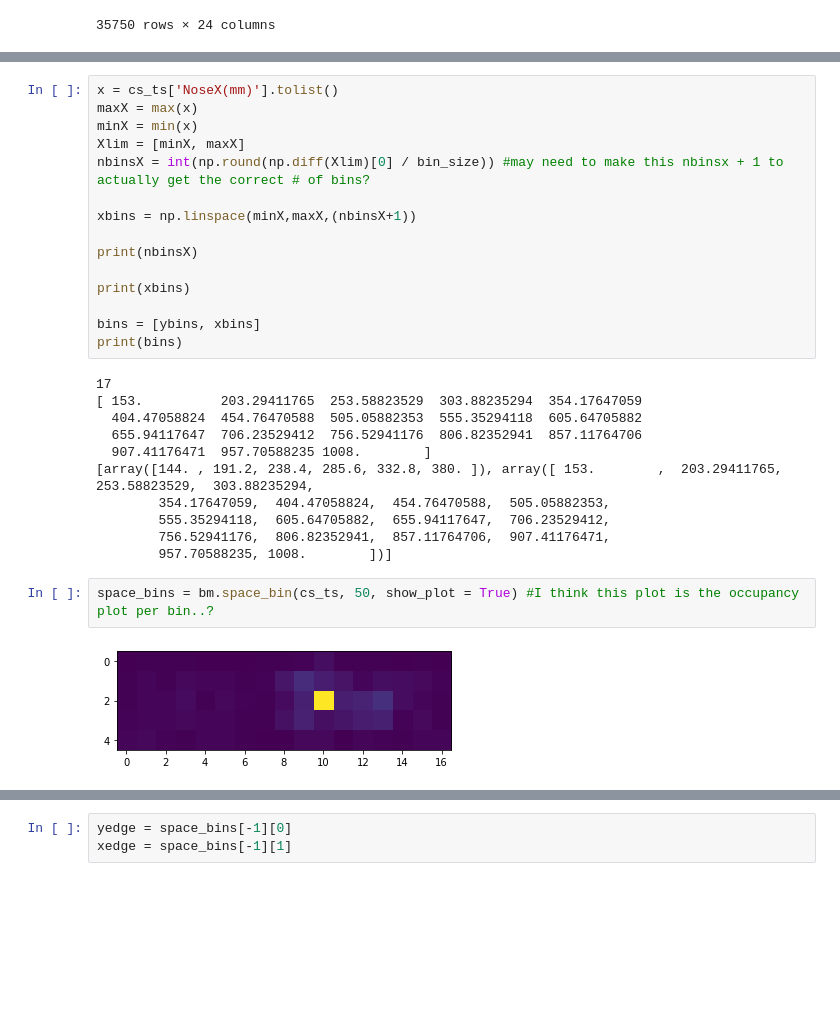
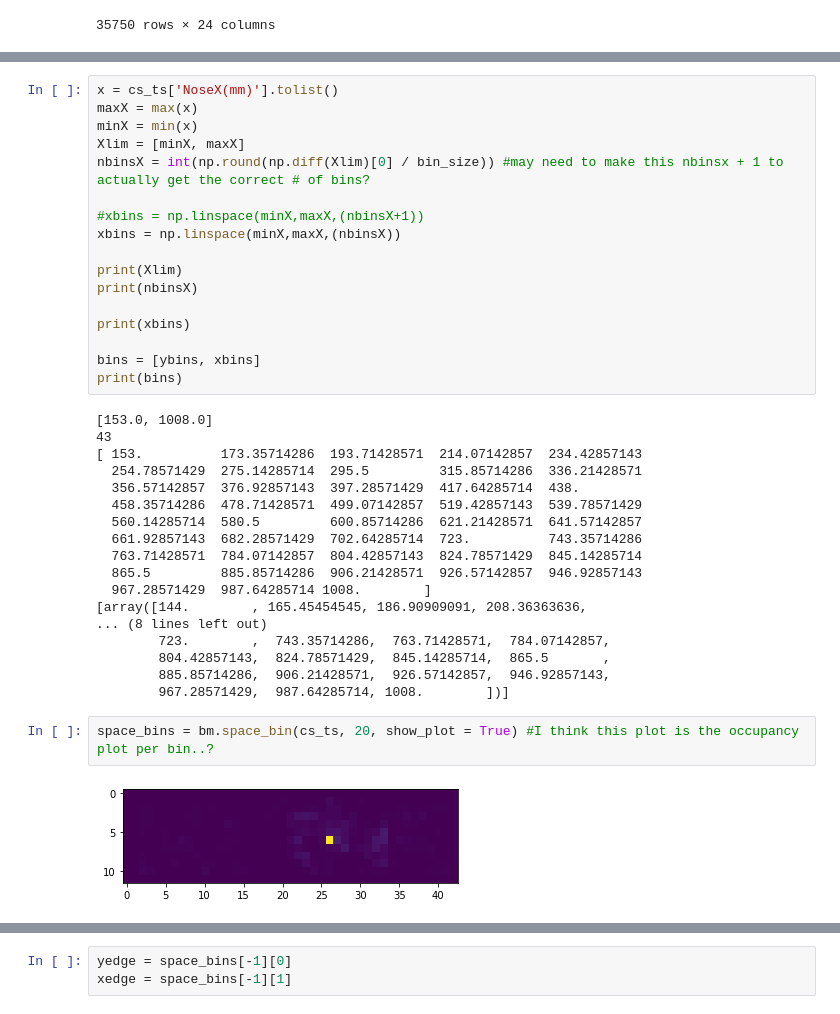
Before and after one commit to donaldsonlab/miniscope-analysis, a Jupyter notebook: BehaviorAnalysis_to_Miniscope.ipynb, the cells around one changed output, grey strips where cells are left out. Cells and saved outputs as stored; diff of their text form; blank space fills up the shorter version.

```diff
--- a/BehaviorAnalysis_to_Miniscope.ipynb
+++ b/BehaviorAnalysis_to_Miniscope.ipynb
@@ -134,8 +137,10 @@ minX = min(x)
 Xlim = [minX, maxX]
 nbinsX = int(np.round(np.diff(Xlim)[0] / bin_size)) #may need to make this nbinsx + 1 to actually get the correct # of bins?
 
-xbins = np.linspace(minX,maxX,(nbinsX+1))
+#xbins = np.linspace(minX,maxX,(nbinsX+1))
+xbins = np.linspace(minX,maxX,(nbinsX))
 
+print(Xlim)
 print(nbinsX)
 
 print(xbins)
@@ -143,20 +148,27 @@ print(xbins)
 bins = [ybins, xbins]
 print(bins)
 # %% [output]
-17
-[ 153.          203.29411765  253.58823529  303.88235294  354.17647059
-  404.47058824  454.76470588  505.05882353  555.35294118  605.64705882
-  655.94117647  706.23529412  756.52941176  806.82352941  857.11764706
-  907.41176471  957.70588235 1008.        ]
-[array([144. , 191.2, 238.4, 285.6, 332.8, 380. ]), array([ 153.        ,  203.29411765,  253.58823529,  303.88235294,
-        354.17647059,  404.47058824,  454.76470588,  505.05882353,
-        555.35294118,  605.64705882,  655.94117647,  706.23529412,
-        756.52941176,  806.82352941,  857.11764706,  907.41176471,
-        957.70588235, 1008.        ])]
+[153.0, 1008.0]
+43
+[ 153.          173.35714286  193.71428571  214.07142857  234.42857143
+  254.78571429  275.14285714  295.5         315.85714286  336.21428571
+  356.57142857  376.92857143  397.28571429  417.64285714  438.
+  458.35714286  478.71428571  499.07142857  519.42857143  539.78571429
+  560.14285714  580.5         600.85714286  621.21428571  641.57142857
+  661.92857143  682.28571429  702.64285714  723.          743.35714286
+  763.71428571  784.07142857  804.42857143  824.78571429  845.14285714
+  865.5         885.85714286  906.21428571  926.57142857  946.92857143
+  967.28571429  987.64285714 1008.        ]
+[array([144.        , 165.45454545, 186.90909091, 208.36363636,
+... (8 lines left out)
+        723.        ,  743.35714286,  763.71428571,  784.07142857,
+        804.42857143,  824.78571429,  845.14285714,  865.5       ,
+        885.85714286,  906.21428571,  926.57142857,  946.92857143,
+        967.28571429,  987.64285714, 1008.        ])]
 # %%
-space_bins = bm.space_bin(cs_ts, 50, show_plot = True) #I think this plot is the occupancy plot per bin..?
+space_bins = bm.space_bin(cs_ts, 20, show_plot = True) #I think this plot is the occupancy plot per bin..?
 # %% [output]
-[figure, old version]
+[figure, new version]
 # %%
 space_bins
 # %% [output]
```
Also changed, not shown: parts of 23 cells of this notebook, 1 other file.
